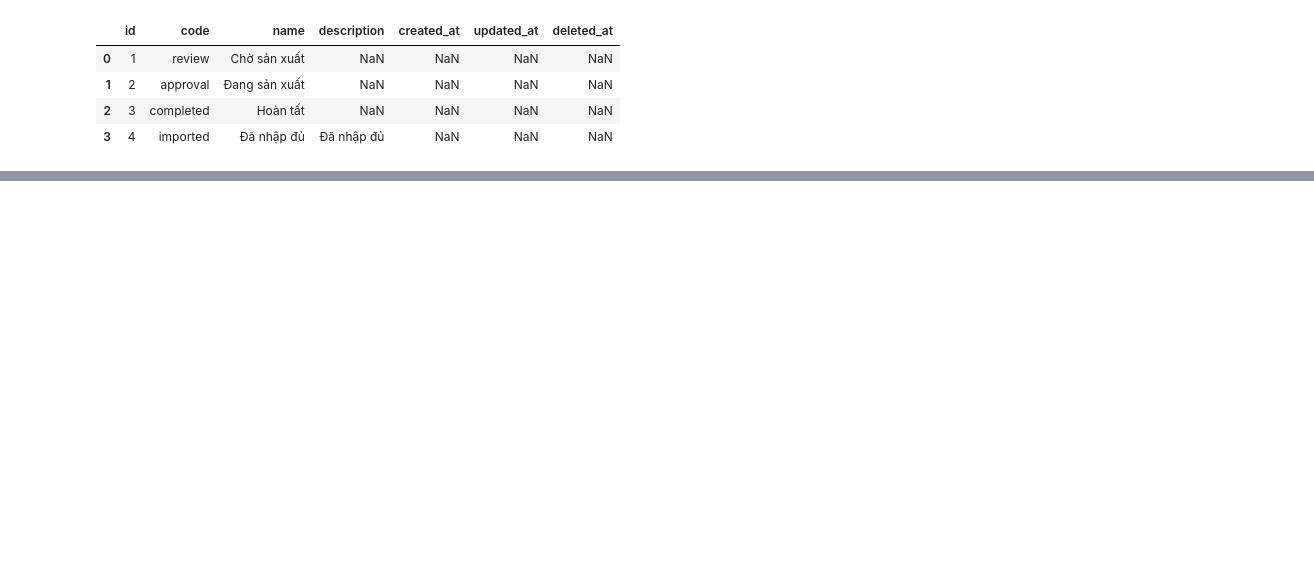
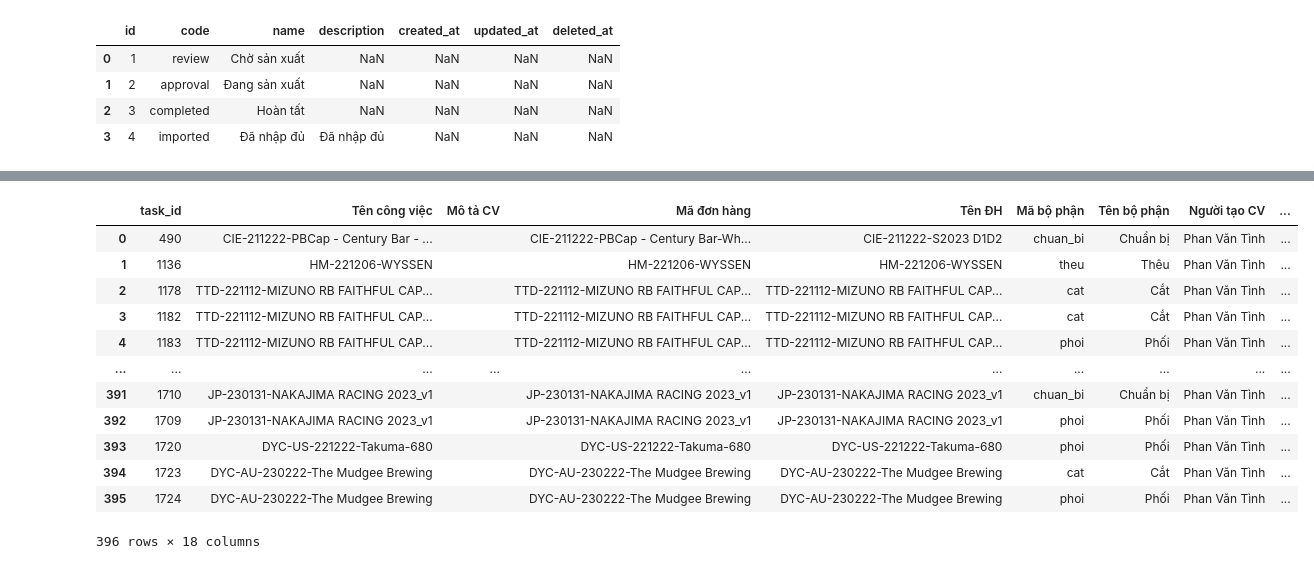
Before and after one commit to Thang1703hrsh/TMSDjango, a Jupyter notebook: temporary/get_manufacture_task.ipynb, the cells around one changed output, grey strips where cells are left out. Drawn from its saved outputs; the diff is of its cells as text; code cells hidden in the pictures; blank space fills up the shorter version.

Commit message:
manufacture plannig

```diff
--- a/temporary/get_manufacture_task.ipynb
+++ b/temporary/get_manufacture_task.ipynb
@@ -119,4 +119,21 @@ dfManufactureTaskDetailFix[dfManufactureTaskDetailFix['task_id'] == 1651]
 dfManufactureTaskDetailComp = dfManufactureTaskDetailFix[dfManufactureTaskDetailFix['Mã trạng thái'] == 'completed']
 dfManufactureTaskDetailApproval = dfManufactureTaskDetailFix[(dfManufactureTaskDetailFix['Mã trạng thái'] == 'approval') | (dfManufactureTaskDetailFix['Mã trạng thái'] == 'review')]
 dfManufactureTaskDetailImp = dfManufactureTaskDetailFix[dfManufactureTaskDetailFix['Mã trạng thái'] == 'imported']
+# %%
+dfManufactureTaskDetailApproval = dfManufactureTaskDetailApproval.rename(columns= {'Ngày Hoàn thành' : 'Ngày sản xuất'})
+dfManufactureTaskDetailApproval
+# %% [output]
+|  | task_id | Tên công việc | Mô tả CV | Mã đơn hàng | Tên ĐH | Mã bộ phận | Tên bộ phận | Người tạo CV | ... |
+| 0 | 490 | CIE-211222-PBCap - Century Bar - ... |  | CIE-211222-PBCap - Century Bar-Wh... | CIE-211222-S2023 D1D2 | chuan_bi | Chuẩn bị | Phan Văn Tình | ... |
+| 1 | 1136 | HM-221206-WYSSEN |  | HM-221206-WYSSEN | HM-221206-WYSSEN | theu | Thêu | Phan Văn Tình | ... |
+| 2 | 1178 | TTD-221112-MIZUNO RB FAITHFUL CAP... |  | TTD-221112-MIZUNO RB FAITHFUL CAP... | TTD-221112-MIZUNO RB FAITHFUL CAP... | cat | Cắt | Phan Văn Tình | ... |
+| 3 | 1182 | TTD-221112-MIZUNO RB FAITHFUL CAP... |  | TTD-221112-MIZUNO RB FAITHFUL CAP... | TTD-221112-MIZUNO RB FAITHFUL CAP... | cat | Cắt | Phan Văn Tình | ... |
+| 4 | 1183 | TTD-221112-MIZUNO RB FAITHFUL CAP... |  | TTD-221112-MIZUNO RB FAITHFUL CAP... | TTD-221112-MIZUNO RB FAITHFUL CAP... | phoi | Phối | Phan Văn Tình | ... |
+| ... | ... | ... | ... | ... | ... | ... | ... | ... | ... |
+| 391 | 1710 | JP-230131-NAKAJIMA RACING 2023_v1 |  | JP-230131-NAKAJIMA RACING 2023_v1 | JP-230131-NAKAJIMA RACING 2023_v1 | chuan_bi | Chuẩn bị | Phan Văn Tình | ... |
+| 392 | 1709 | JP-230131-NAKAJIMA RACING 2023_v1 |  | JP-230131-NAKAJIMA RACING 2023_v1 | JP-230131-NAKAJIMA RACING 2023_v1 | phoi | Phối | Phan Văn Tình | ... |
+| 393 | 1720 | DYC-US-221222-Takuma-680 |  | DYC-US-221222-Takuma-680 | DYC-US-221222-Takuma-680 | phoi | Phối | Phan Văn Tình | ... |
+| 394 | 1723 | DYC-AU-230222-The Mudgee Brewing |  | DYC-AU-230222-The Mudgee Brewing | DYC-AU-230222-The Mudgee Brewing | cat | Cắt | Phan Văn Tình | ... |
+| 395 | 1724 | DYC-AU-230222-The Mudgee Brewing |  | DYC-AU-230222-The Mudgee Brewing | DYC-AU-230222-The Mudgee Brewing | phoi | Phối | Phan Văn Tình | ... |
+396 rows × 18 columns
 # %%
```
Also changed, not shown: parts of 8 cells of this notebook, 7 other files.
